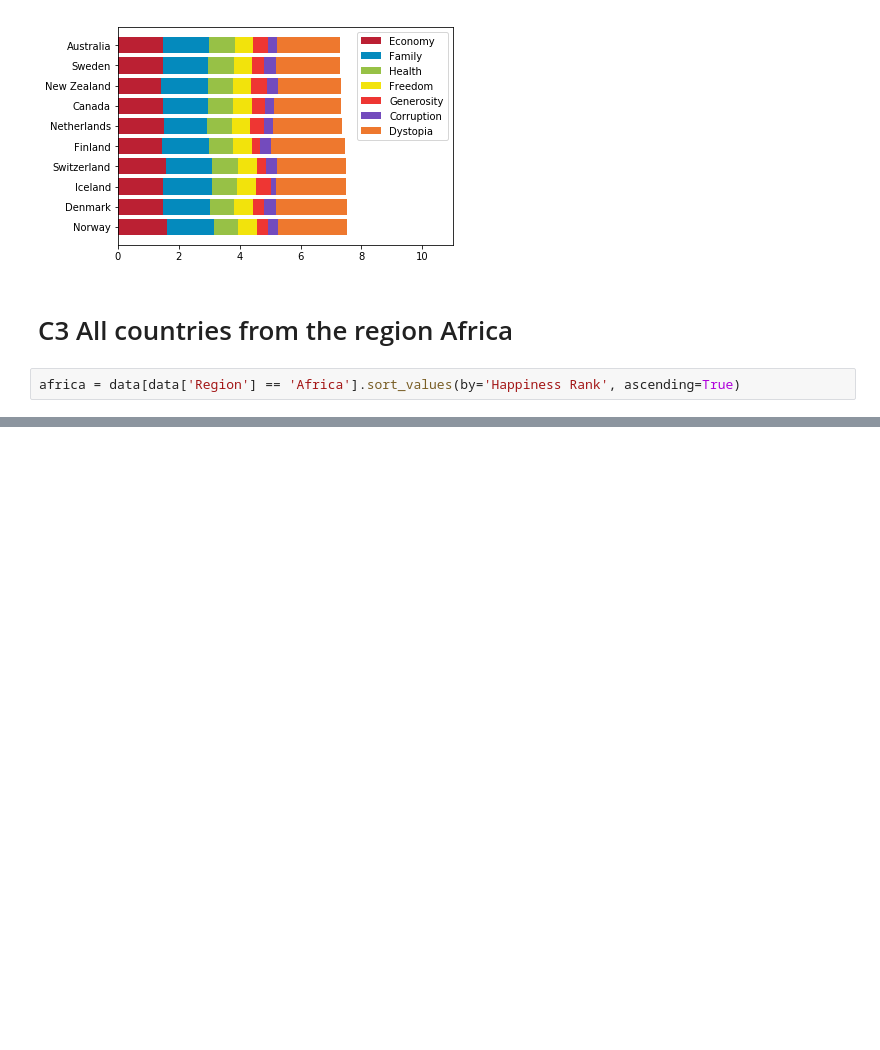
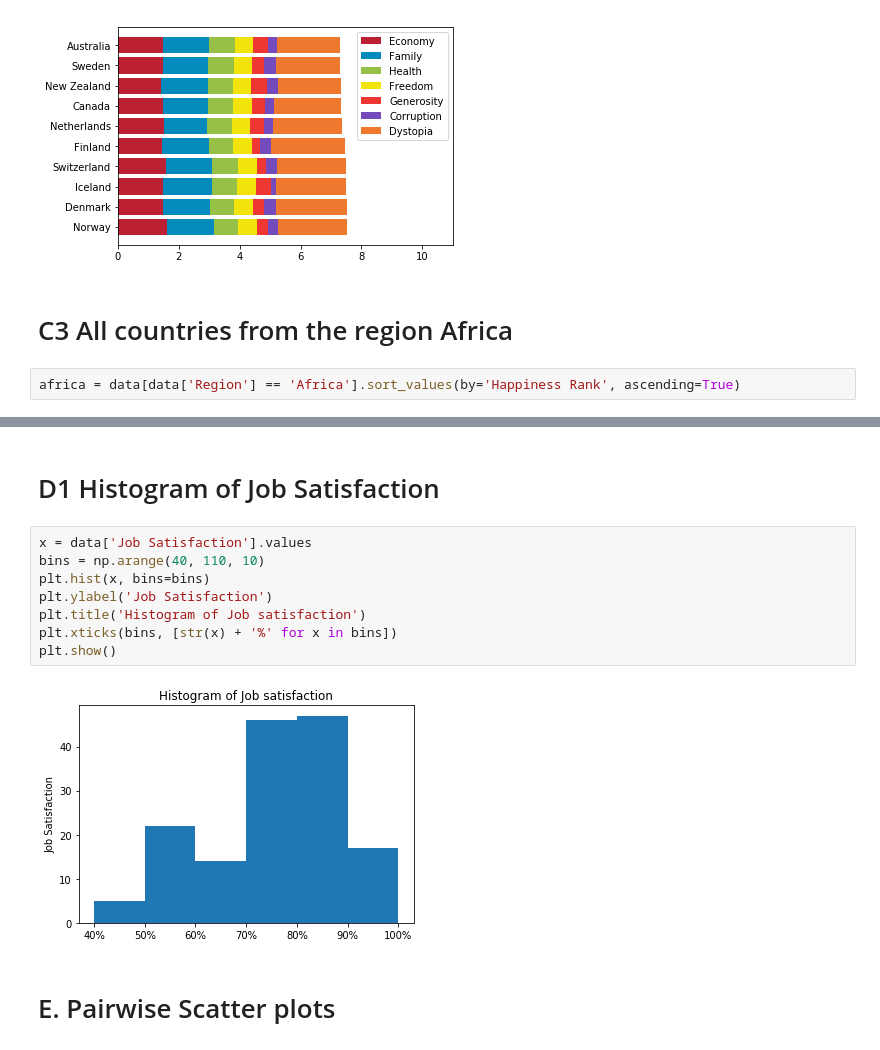
Before and after one commit to mickaelperring/p1, a Jupyter notebook: Untitled.ipynb, the cells around one changed output, grey strips where cells are left out. Saved outputs shown, nothing was run; the diff lists cells and outputs as text; blank space fills up the shorter version.

```diff
--- a/Untitled.ipynb
+++ b/Untitled.ipynb
@@ -276,0 +266,14 @@ NameError: name 'plt' is not defined
+# %% [markdown]
+# D1 Histogram of Job Satisfaction
+# %%
+x = data['Job Satisfaction'].values
+bins = np.arange(40, 110, 10)
+plt.hist(x, bins=bins)
+plt.ylabel('Job Satisfaction')
+plt.title('Histogram of Job satisfaction')
+plt.xticks(bins, [str(x) + '%' for x in bins])
+plt.show()
+# %% [output]
+[figure, added]
+# %% [markdown]
+# E. Pairwise Scatter plots
```
Also changed, not shown: parts of 15 cells of this notebook.
